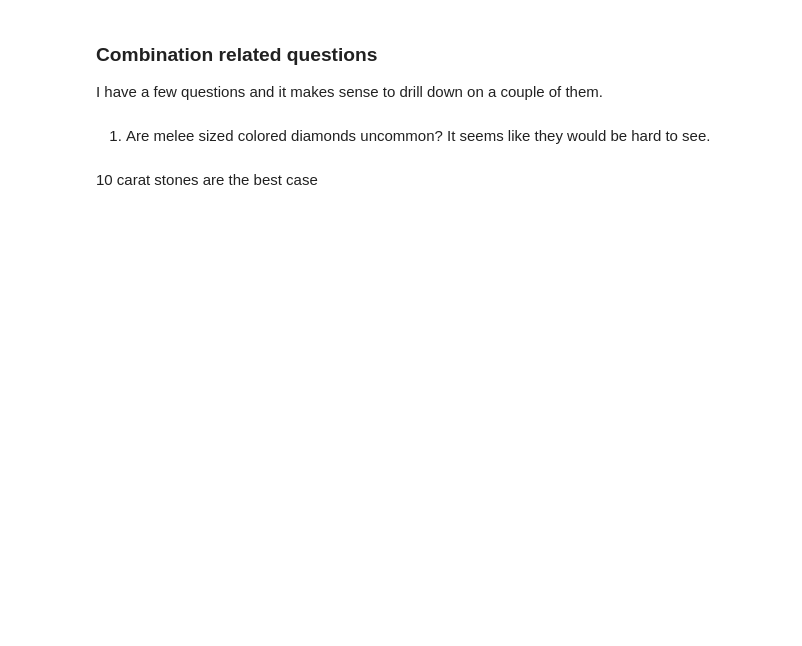
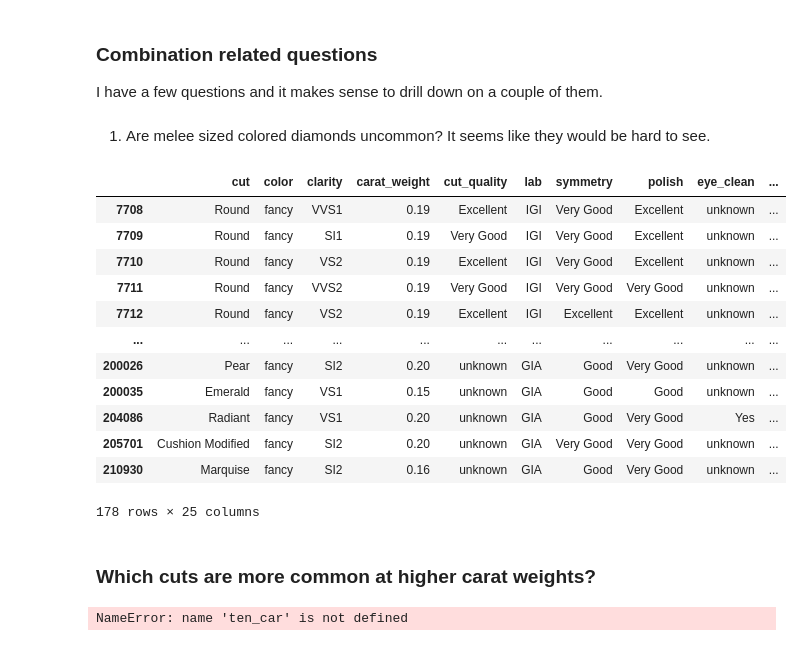
Before and after one commit to Little-PyProjects/Bees, a Jupyter notebook: Diamonds/notebooks/EDA.ipynb, the cells around one changed output. Drawn from its saved outputs; the diff is of its cells as text; code cells hidden in the pictures; blank space fills up the shorter version.

```diff
--- a/Diamonds/notebooks/EDA.ipynb
+++ b/Diamonds/notebooks/EDA.ipynb
@@ -308,11 +306,27 @@ I have a few questions and it makes sense to drill down on a couple of them.
 # %% [markdown]
 1. Are melee sized colored diamonds uncommon? It seems like they would be hard to see.
 # %%
-colored = df.loc[df['fancy_color_dominant_color'] != 'unknown' ]
-sm_colored = colored.loc[df['carat_weight'] <= .2 ].reindex()
-sm_colored
+fancy_diamonds = df.loc[df['fancy_color_dominant_color'] != 'unknown' ]
+small_fancy_diamonds = fancy_diamonds.loc[df['carat_weight'] <= .2 ].reindex()
+small_fancy_diamonds
+# %% [output]
+|  | cut | color | clarity | carat_weight | cut_quality | lab | symmetry | polish | eye_clean | ... |
+| 7708 | Round | fancy | VVS1 | 0.19 | Excellent | IGI | Very Good | Excellent | unknown | ... |
+| 7709 | Round | fancy | SI1 | 0.19 | Very Good | IGI | Very Good | Excellent | unknown | ... |
+| 7710 | Round | fancy | VS2 | 0.19 | Excellent | IGI | Very Good | Excellent | unknown | ... |
+| 7711 | Round | fancy | VVS2 | 0.19 | Very Good | IGI | Very Good | Very Good | unknown | ... |
+| 7712 | Round | fancy | VS2 | 0.19 | Excellent | IGI | Excellent | Excellent | unknown | ... |
+| ... | ... | ... | ... | ... | ... | ... | ... | ... | ... | ... |
+| 200026 | Pear | fancy | SI2 | 0.20 | unknown | GIA | Good | Very Good | unknown | ... |
+| 200035 | Emerald | fancy | VS1 | 0.15 | unknown | GIA | Good | Good | unknown | ... |
+| 204086 | Radiant | fancy | VS1 | 0.20 | unknown | GIA | Good | Very Good | Yes | ... |
+| 205701 | Cushion Modified | fancy | SI2 | 0.20 | unknown | GIA | Very Good | Very Good | unknown | ... |
+| 210930 | Marquise | fancy | SI2 | 0.16 | unknown | GIA | Good | Very Good | unknown | ... |
+178 rows × 25 columns
-# %% [markdown]
-10 carat stones are the best case
+# %% [markdown]
+### Which cuts are more common at higher carat weights?
 # %%
-ten_car = df.loc[df['carat_weight'] == .2].reindex()
-not_rnd_ten_car = ten_car.loc[df['cut'] != 'Round'].reindex()
+ten_carats_and_up = df.loc[df['carat_weight'] >= 10].reindex()
+binned_values = ten_car.loc[df['cut'] != 'Round'].reindex()
+# %% [output]
+NameError: name 'ten_car' is not defined
```
Also changed, not shown: parts of 29 cells of this notebook.
